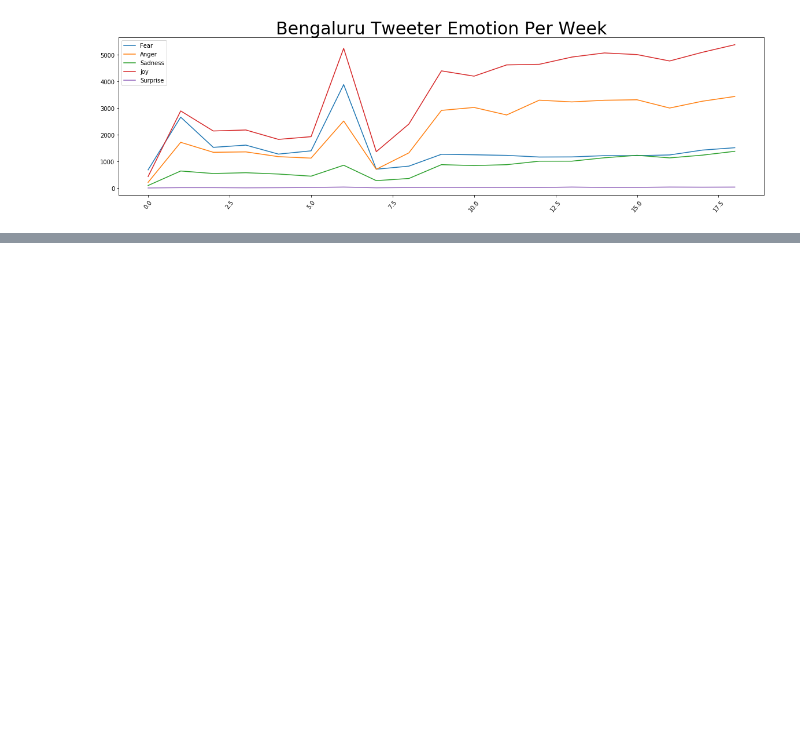
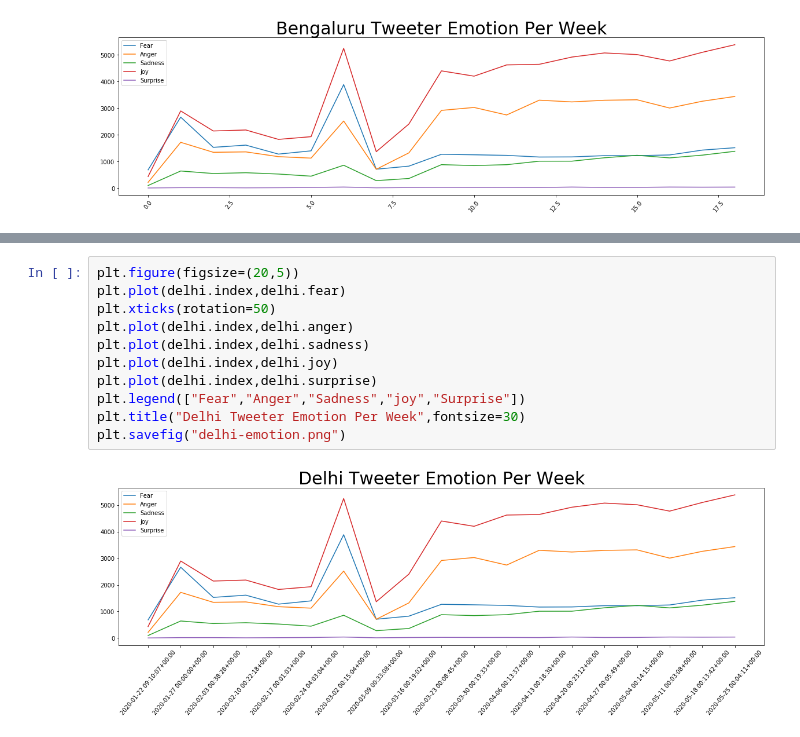
Before and after one commit to ap1690/Research_Paper_Fear_Propgation, a Jupyter notebook: Twitter-analysis/Tweets-Emotion-Analysis.ipynb, the cells around one changed output, grey strips where cells are left out. Drawn from its saved outputs; the diff is of its cells as text; blank space fills up the shorter version.

```diff
--- a/Twitter-analysis/Tweets-Emotion-Analysis.ipynb
+++ b/Twitter-analysis/Tweets-Emotion-Analysis.ipynb
@@ -135,0 +143,13 @@ plt.savefig("bengaluru-emotion.png")
+# %%
+plt.figure(figsize=(20,5))
+plt.plot(delhi.index,delhi.fear)
+plt.xticks(rotation=50)
+plt.plot(delhi.index,delhi.anger)
+plt.plot(delhi.index,delhi.sadness)
+plt.plot(delhi.index,delhi.joy)
+plt.plot(delhi.index,delhi.surprise)
+plt.legend(["Fear","Anger","Sadness","joy","Surprise"])
+plt.title("Delhi Tweeter Emotion Per Week",fontsize=30)
+plt.savefig("delhi-emotion.png")
+# %% [output]
+[figure, added]
```
Also changed, not shown: parts of 1 cell of this notebook.
